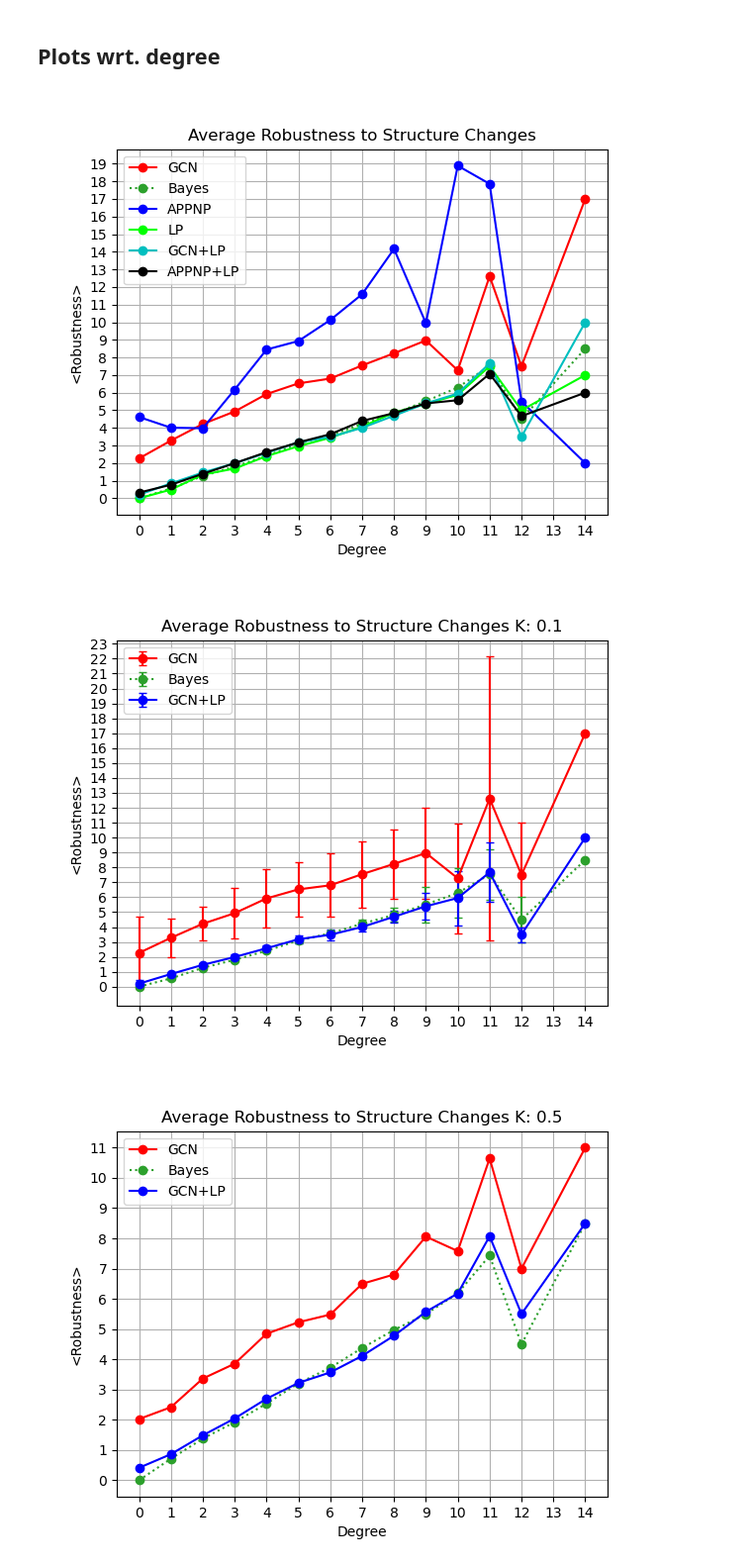
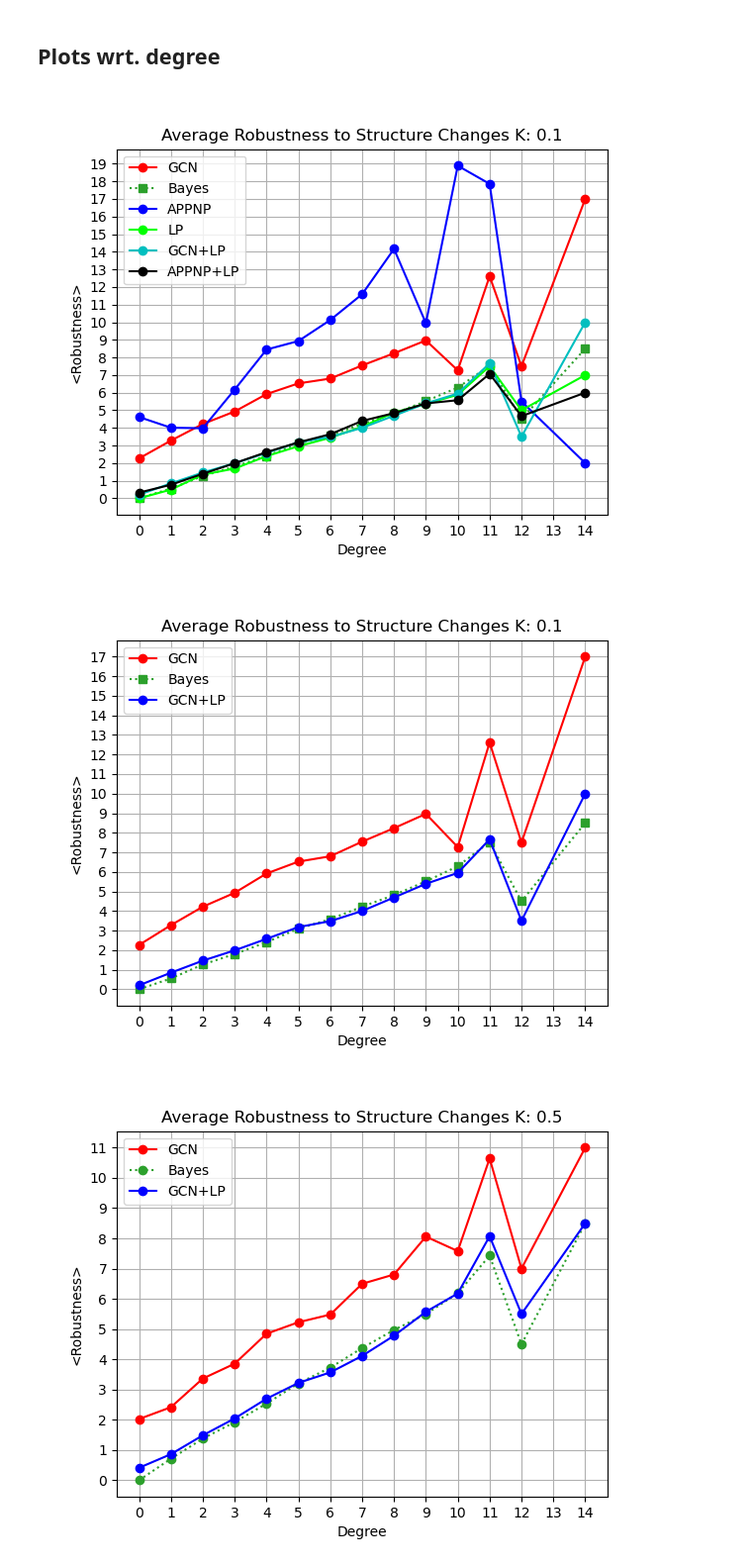
Before and after one commit to saper0/revisiting_robustness, a Jupyter notebook: notebooks/robustness/over_robustness.ipynb, the cells around one changed output. Shown at 99% size. Drawn from its saved outputs; the diff is of its cells as text; code cells hidden in the pictures.

```diff
--- a/notebooks/robustness/over_robustness.ipynb
+++ b/notebooks/robustness/over_robustness.ipynb
@@ -207,20 +232,20 @@ experiment_manager.plot(name="test-accuracy", attack="l2", models=models, errorb
 ## Plots wrt. degree
 # %%
 models = ["GCN", "APPNP", "LP", "GCN+LP", "APPNP+LP"]
-title = r"Average Robustness to Structure Changes"
 ylabel = "<Robustness>"
 K = 0.1
+title = f"Average Robustness to Structure Changes K: {K}"
 experiment_manager.plot_wrt_degree(name="f_wrt_y", attack="l2", models=models, K=K, errorbars=False, title=title, ylabel=ylabel)
 # %% [output]
-[figure, old version]
+[figure, new version]
 # %%
 models = ["GCN", "GCN+LP", ]
 K = 0.1
 title = f"Average Robustness to Structure Changes K: {K}"
 ylabel = "<Robustness>"
-experiment_manager.plot_wrt_degree(name="f_wrt_y", attack="l2", models=models, K=K, errorbars=True, title=title, ylabel=ylabel)
+experiment_manager.plot_wrt_degree(name="f_wrt_y", attack="l2", models=models, K=K, errorbars=False, title=title, ylabel=ylabel)
 # %% [output]
-[figure, old version]
+[figure, new version]
 # %%
 models = ["GCN", "GCN+LP", ]
 K = 0.5
```
Also changed, not shown: parts of 8 cells of this notebook, 1 other file.
